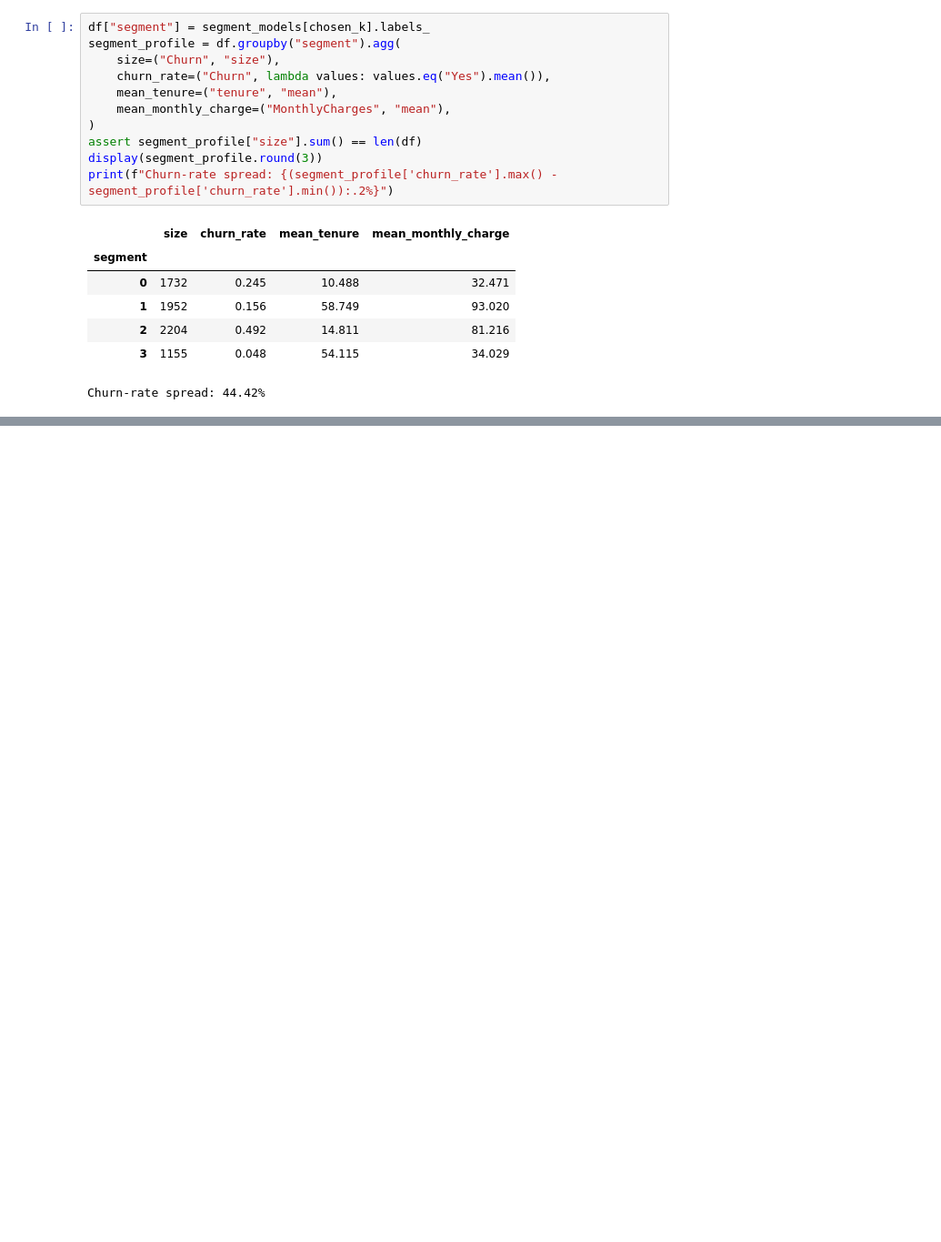
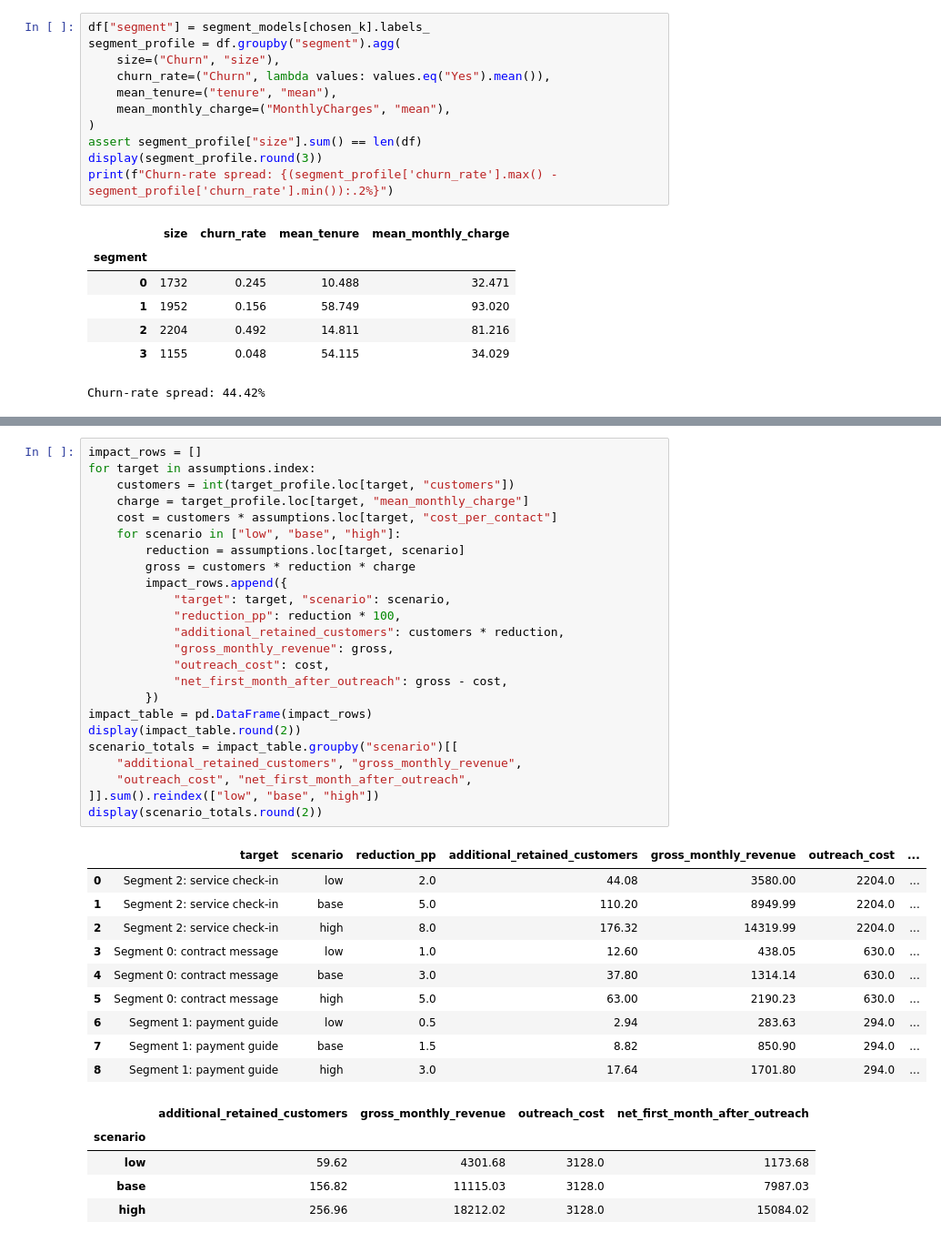
Before and after one commit to adhil-51006/telco-churn-analysis, a Jupyter notebook: churn_analysis.ipynb, the cells around one changed output, grey strips where cells are left out. Shown at 91% size. Saved outputs shown, nothing was run; the diff lists cells and outputs as text; blank space fills up the shorter version.

Commit message:
Step 6: Estimate retention impact and recommendations

```diff
--- a/churn_analysis.ipynb
+++ b/churn_analysis.ipynb
@@ -448,0 +493,40 @@ Churn rates range from 4.76% to 49.18%, a 44.42 percentage-point spread. Churn w
+# %%
+impact_rows = []
+for target in assumptions.index:
+    customers = int(target_profile.loc[target, "customers"])
+    charge = target_profile.loc[target, "mean_monthly_charge"]
+    cost = customers * assumptions.loc[target, "cost_per_contact"]
+    for scenario in ["low", "base", "high"]:
+        reduction = assumptions.loc[target, scenario]
+        gross = customers * reduction * charge
+        impact_rows.append({
+            "target": target, "scenario": scenario,
+            "reduction_pp": reduction * 100,
+            "additional_retained_customers": customers * reduction,
+            "gross_monthly_revenue": gross,
+            "outreach_cost": cost,
+            "net_first_month_after_outreach": gross - cost,
+        })
+impact_table = pd.DataFrame(impact_rows)
+display(impact_table.round(2))
+scenario_totals = impact_table.groupby("scenario")[[
+    "additional_retained_customers", "gross_monthly_revenue",
+    "outreach_cost", "net_first_month_after_outreach",
+]].sum().reindex(["low", "base", "high"])
+display(scenario_totals.round(2))
+# %% [output]
+|  | target | scenario | reduction_pp | additional_retained_customers | gross_monthly_revenue | outreach_cost | ... |
+| 0 | Segment 2: service check-in | low | 2.0 | 44.08 | 3580.00 | 2204.0 | ... |
+| 1 | Segment 2: service check-in | base | 5.0 | 110.20 | 8949.99 | 2204.0 | ... |
+| 2 | Segment 2: service check-in | high | 8.0 | 176.32 | 14319.99 | 2204.0 | ... |
+| 3 | Segment 0: contract message | low | 1.0 | 12.60 | 438.05 | 630.0 | ... |
+| 4 | Segment 0: contract message | base | 3.0 | 37.80 | 1314.14 | 630.0 | ... |
+| 5 | Segment 0: contract message | high | 5.0 | 63.00 | 2190.23 | 630.0 | ... |
+| 6 | Segment 1: payment guide | low | 0.5 | 2.94 | 283.63 | 294.0 | ... |
+| 7 | Segment 1: payment guide | base | 1.5 | 8.82 | 850.90 | 294.0 | ... |
+| 8 | Segment 1: payment guide | high | 3.0 | 17.64 | 1701.80 | 294.0 | ... |
+|  | additional_retained_customers | gross_monthly_revenue | outreach_cost | net_first_month_after_outreach |
+| scenario |  |  |  |  |
+| low | 59.62 | 4301.68 | 3128.0 | 1173.68 |
+| base | 156.82 | 11115.03 | 3128.0 | 7987.03 |
+| high | 256.96 | 18212.02 | 3128.0 | 15084.02 |
```
Also changed, not shown: parts of 21 cells of this notebook.
